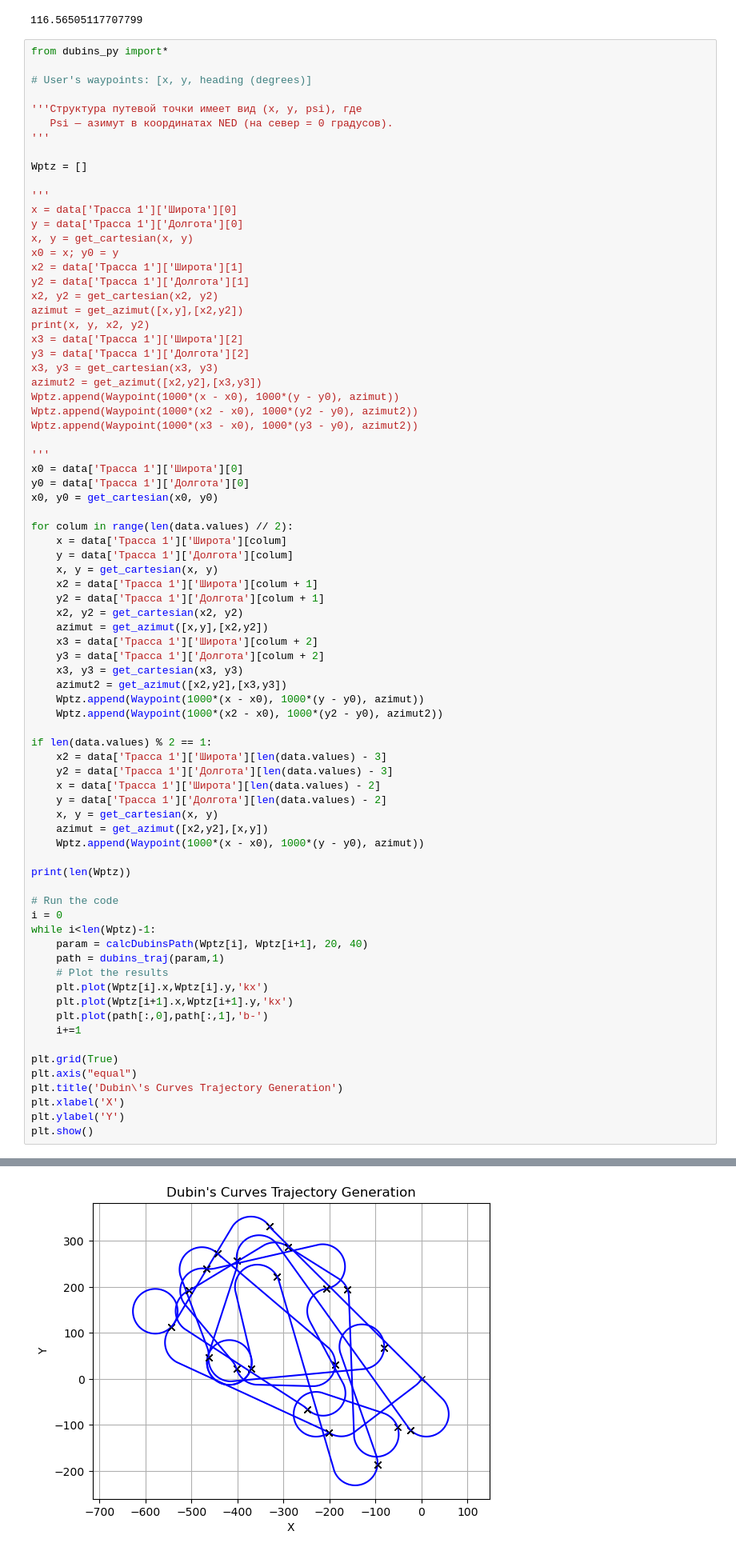
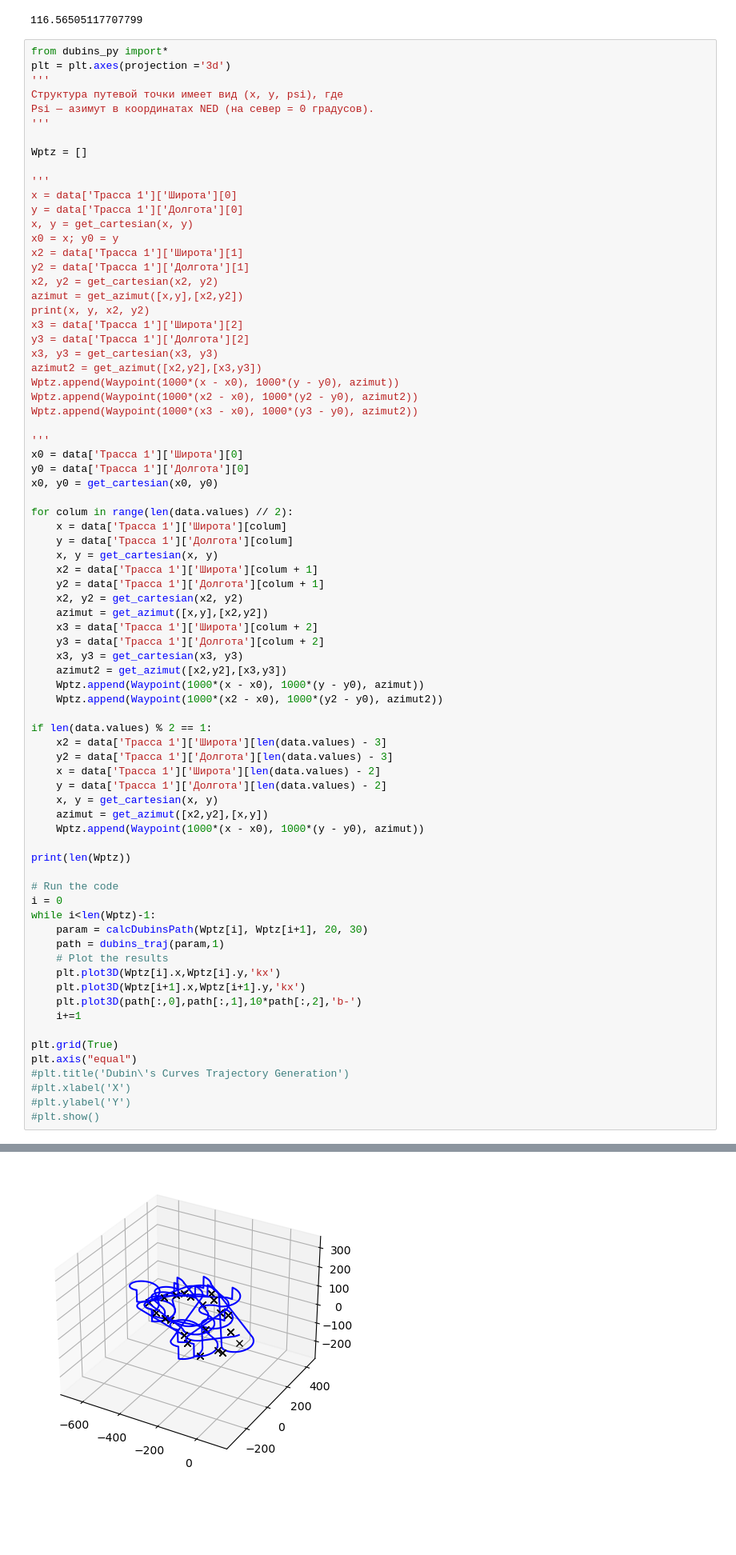
Before and after one commit to mfclabber/Dubins_Trajectory_UAV, a Jupyter notebook: Untitled-1.ipynb, the cells around one changed output, grey strips where cells are left out. Shown: that part at 80% size. Cells and saved outputs as stored; diff of their text form; blank space fills up the shorter version.

```diff
--- a/Untitled-1.ipynb
+++ b/Untitled-1.ipynb
@@ -54,11 +54,10 @@ print(get_azimut([0,0],[2,-1]))
 116.56505117707799
 # %%
 from dubins_py import*
-
-# User's waypoints: [x, y, heading (degrees)]
-
-'''Структура путевой точки имеет вид (x, y, psi), где
-   Psi — азимут в координатах NED (на север = 0 градусов).
+plt = plt.axes(projection ='3d')
+'''
+Структура путевой точки имеет вид (x, y, psi), где
+Psi — азимут в координатах NED (на север = 0 градусов).
 '''
 
 Wptz = []
@@ -115,20 +114,20 @@ print(len(Wptz))
 # Run the code
 i = 0
 while i<len(Wptz)-1:
-    param = calcDubinsPath(Wptz[i], Wptz[i+1], 20, 40)
+    param = calcDubinsPath(Wptz[i], Wptz[i+1], 20, 30)
     path = dubins_traj(param,1)
     # Plot the results
-    plt.plot(Wptz[i].x,Wptz[i].y,'kx')
-    plt.plot(Wptz[i+1].x,Wptz[i+1].y,'kx')
-    plt.plot(path[:,0],path[:,1],'b-')
+    plt.plot3D(Wptz[i].x,Wptz[i].y,'kx')
+    plt.plot3D(Wptz[i+1].x,Wptz[i+1].y,'kx')
+    plt.plot3D(path[:,0],path[:,1],10*path[:,2],'b-')
     i+=1
 
 plt.grid(True)
 plt.axis("equal")
-plt.title('Dubin\'s Curves Trajectory Generation')
-plt.xlabel('X')
-plt.ylabel('Y')
-plt.show()
+#plt.title('Dubin\'s Curves Trajectory Generation')
+#plt.xlabel('X')
+#plt.ylabel('Y')
+#plt.show()
 # %% [output]
 41
 No LRL Path
@@ -150 +150 @@ No LRL Path
-[figure, old version]
+[figure, new version]
```
Also changed, not shown: parts of 1 cell of this notebook, 5 other files.
